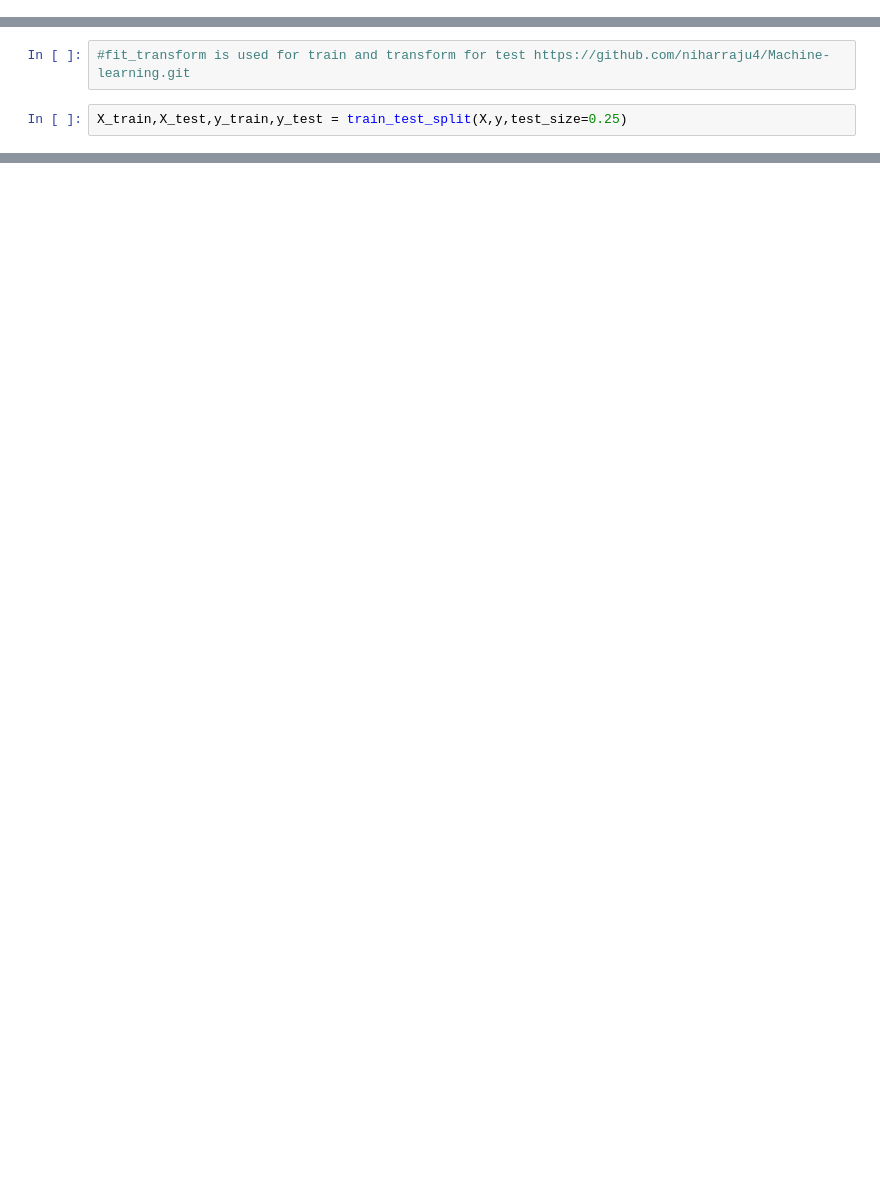
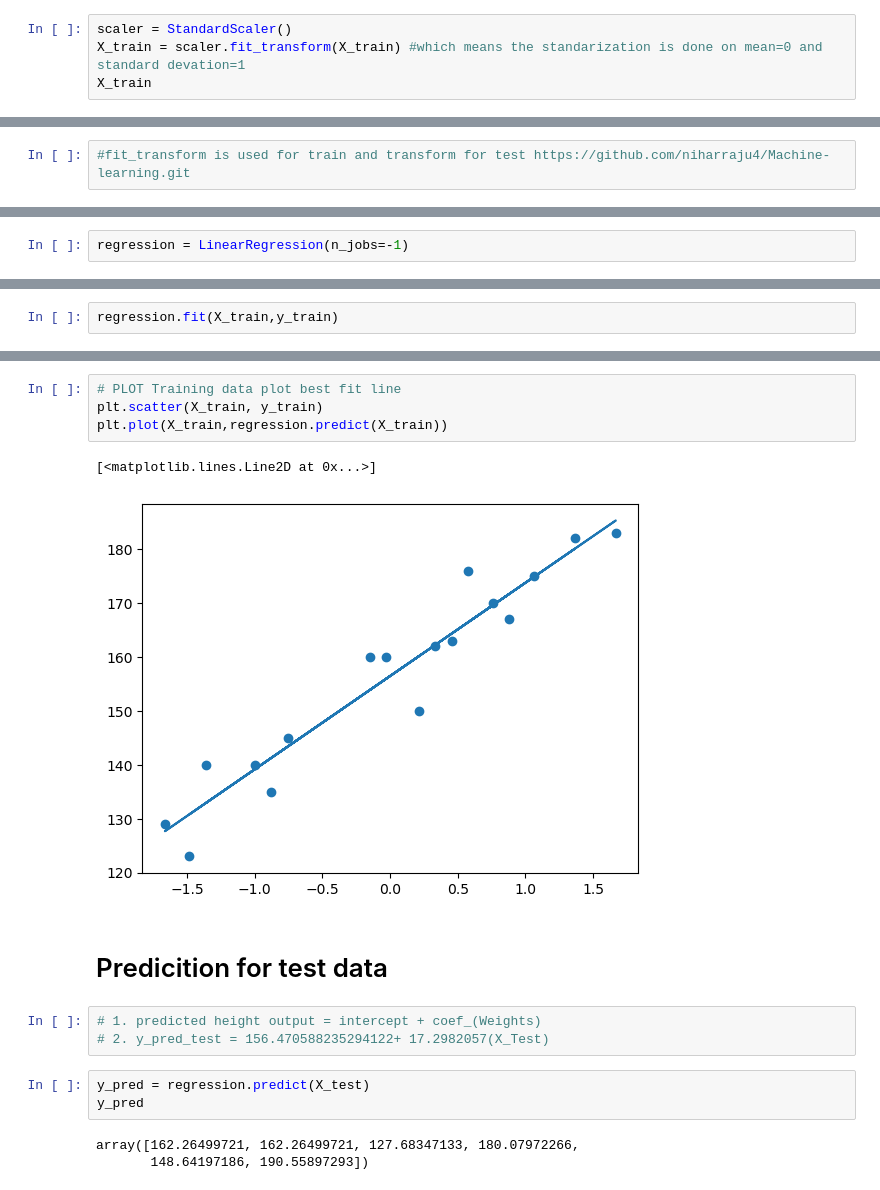
Before and after one commit to niharraju4/Machine-learning, a Jupyter notebook: linear_R/linear_regression_final.ipynb, the cells around one changed output, grey strips where cells are left out. Saved outputs shown, nothing was run; the diff lists cells and outputs as text; blank space fills up the shorter version.

Commit message:
full working linear regression

```diff
--- a/linear_R/linear_regression_final.ipynb
+++ b/linear_R/linear_regression_final.ipynb
@@ -256,0 +287,4 @@ array([[-0.87662801],
+# %%
+scaler = StandardScaler()
+X_train = scaler.fit_transform(X_train) #which means the standarization is done on mean=0 and standard devation=1
+X_train
@@ -257,4 +309,2 @@ array([[-0.87662801],
 # %%
 #fit_transform is used for train and transform for test https://github.com/niharraju4/Machine-learning.git
-# %%
-X_train,X_test,y_train,y_test = train_test_split(X,y,test_size=0.25)
@@ -283,0 +329,2 @@ X_train
+# %%
+regression = LinearRegression(n_jobs=-1)
@@ -283,0 +335,2 @@ X_train
+# %%
+regression.fit(X_train,y_train)
@@ -283,0 +355,18 @@ X_train
+# %%
+# PLOT Training data plot best fit line
+plt.scatter(X_train, y_train)
+plt.plot(X_train,regression.predict(X_train))
+# %% [output]
+[<matplotlib.lines.Line2D at 0x...>]
+[figure, added]
+# %% [markdown]
+# Predicition for test data
+# %%
+# 1. predicted height output = intercept + coef_(Weights)
+# 2. y_pred_test = 156.470588235294122+ 17.2982057(X_Test)
+# %%
+y_pred = regression.predict(X_test)
+y_pred
+# %% [output]
+array([162.26499721, 162.26499721, 127.68347133, 180.07972266,
+       148.64197186, 190.55897293])
```
Also changed, not shown: parts of 42 cells of this notebook.
